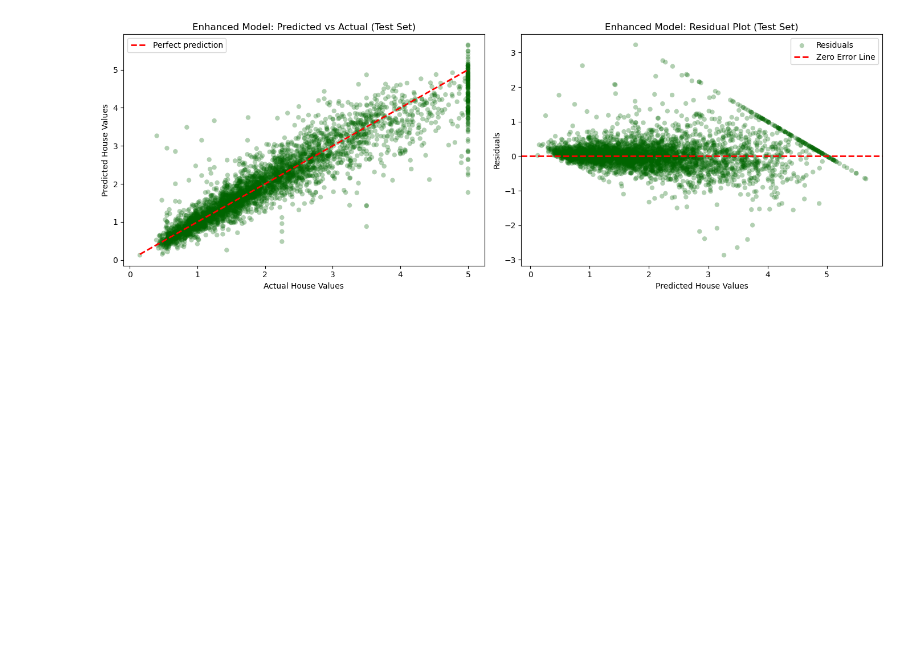
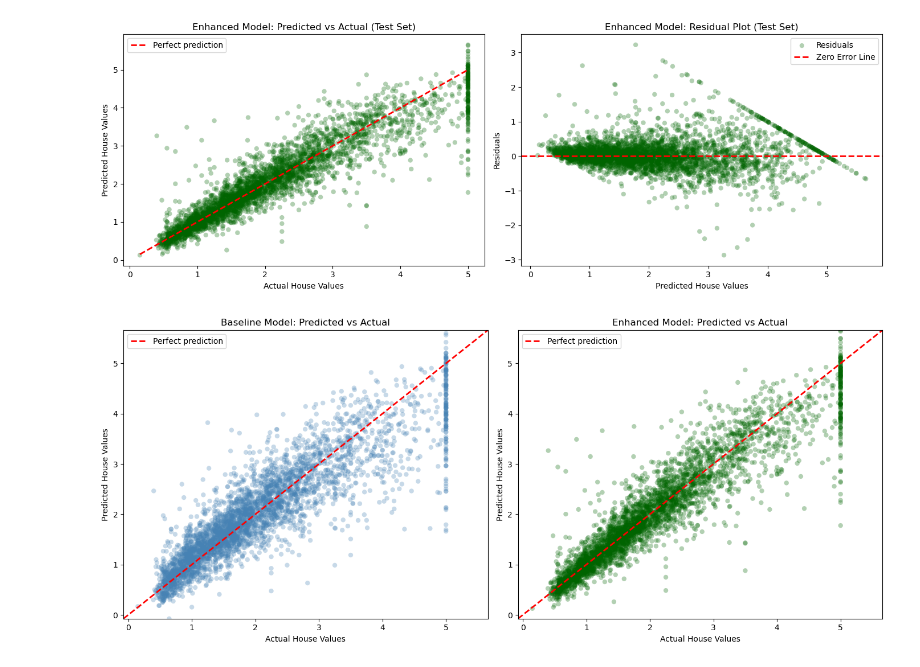
Before and after one commit to xplj5935-uol/california-house-prices, a Jupyter notebook: Workflow_4-6.ipynb, the cells around one changed output. Drawn from its saved outputs; the diff is of its cells as text; code cells hidden in the pictures; blank space fills up the shorter version.

Commit message:
adding comparison graphs between the models

```diff
--- a/Workflow_4-6.ipynb
+++ b/Workflow_4-6.ipynb
@@ -283,3 +283,48 @@ plt.tight_layout()
 plt.show()
 # %% [output]
 [figure]
+# %%
+# -------------------------------
+# Side-by-side predicted vs actual
+# with the same axis limits
+# -------------------------------
+
+fig, axes = plt.subplots(1, 2, figsize=(14, 6))
+
+# Common axis limits
+x_min = y_test.min()
+x_max = y_test.max()
+
+y_min = min(y_pred_test.min(), y_pred_test_graph.min())
+y_max = max(y_pred_test.max(), y_pred_test_graph.max())
+
+# Optional: make x and y use the same overall range
+common_min = min(x_min, y_min)
+common_max = max(x_max, y_max)
+
+# --- Baseline model ---
+axes[0].scatter(y_test, y_pred_test, alpha=0.3, color='steelblue', edgecolors='none')
+axes[0].plot([common_min, common_max], [common_min, common_max],
+             'r--', linewidth=2, label='Perfect prediction')
+axes[0].set_title('Baseline Model: Predicted vs Actual')
+axes[0].set_xlabel('Actual House Values')
+axes[0].set_ylabel('Predicted House Values')
+axes[0].set_xlim(common_min, common_max)
+axes[0].set_ylim(common_min, common_max)
+axes[0].legend()
+
+# --- Enhanced model ---
+axes[1].scatter(y_test, y_pred_test_graph, alpha=0.3, color='darkgreen', edgecolors='none')
+axes[1].plot([common_min, common_max], [common_min, common_max],
+             'r--', linewidth=2, label='Perfect prediction')
+axes[1].set_title('Enhanced Model: Predicted vs Actual')
+axes[1].set_xlabel('Actual House Values')
+axes[1].set_ylabel('Predicted House Values')
+axes[1].set_xlim(common_min, common_max)
+axes[1].set_ylim(common_min, common_max)
+axes[1].legend()
+
+plt.tight_layout()
+plt.show()
+# %% [output]
+[figure, added]
```
Also changed, not shown: parts of 2 cells of this notebook.
